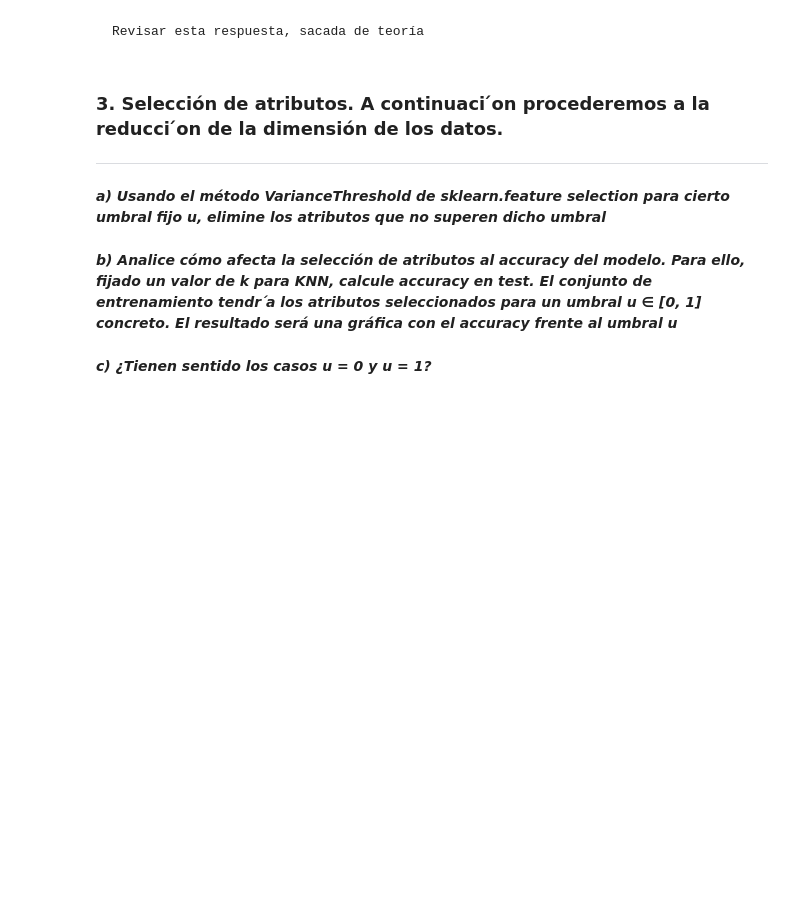
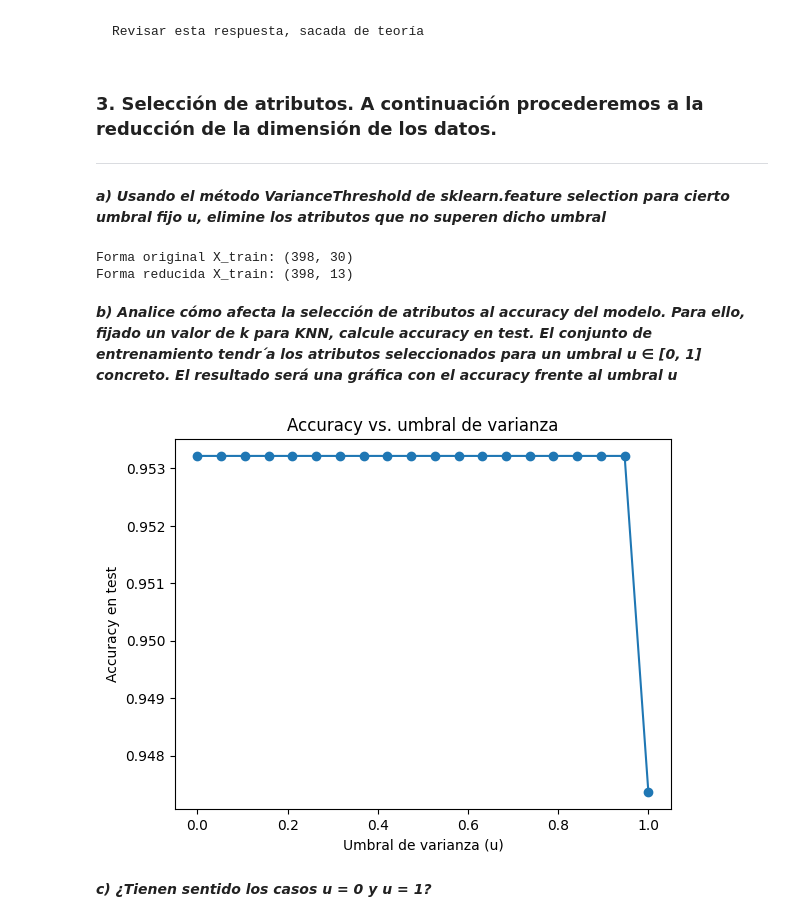
Before and after one commit to carmenreine/P1-APAUT-II, a Jupyter notebook: soluciones_practica_1.ipynb, the cells around one changed output. Saved outputs shown, nothing was run; the diff lists cells and outputs as text; code cells hidden in the pictures; blank space fills up the shorter version.

```diff
--- a/soluciones_practica_1.ipynb
+++ b/soluciones_practica_1.ipynb
@@ -192,7 +199,7 @@ La gráfica muestra overfitting para k pequeños y underfitting para k muy grand
 ***e) Repita los experimentos anteriores utilizando la distancia de Minkowski para p ∈ {1, 2, 10}.***
 # %%
 for p in [1, 2, 10]:
-    knn = KNNClassifier.KNNClassifier(k=k_opt, distance_metric=p)  # p=1 (Manhattan), p=2 (Euclídea), p=10 (altamente no lineal)
+    knn = KNeighborsClassifier(n_neighbors=k_opt, p=p)  # p=1 (Manhattan), p=2 (Euclídea), p=10 (altamente no lineal)
     knn.fit(X_train, y_train)
     acc = knn.score(X_test, y_test)
     print(f"Accuracy con Minkowski p={p}: {acc:.4f}")
@@ -213,12 +220,48 @@ Normalmente p=2 (euclídea) es la mejor opción, aunque depende del dataset.
 # %% [markdown]
     Revisar esta respuesta, sacada de teoría
 # %% [markdown]
-### **3. Selección de atributos. A continuaci ́on procederemos a la reducci ́on de la dimensión de los datos.**
+### **3. Selección de atributos. A continuación procederemos a la reducción de la dimensión de los datos.**
 
 ---
 # %% [markdown]
 ***a) Usando el método VarianceThreshold de sklearn.feature selection para cierto umbral fijo u, elimine los atributos que no superen dicho umbral***
+# %%
+from sklearn.feature_selection import VarianceThreshold
+
+u = 1
+selector = VarianceThreshold(threshold=u)
+
+X_train_sel = selector.fit_transform(X_train)
+X_test_sel = selector.transform(X_test)
+
+print("Forma original X_train:", X_train.shape)
+print("Forma reducida X_train:", X_train_sel.shape)
+# %% [output]
+Forma original X_train: (398, 30)
+Forma reducida X_train: (398, 13)
 # %% [markdown]
 ***b) Analice cómo afecta la selección de atributos al accuracy del modelo. Para ello, fijado un valor de k para KNN, calcule accuracy en test. El conjunto de entrenamiento tendr ́a los atributos seleccionados para un umbral u ∈ [0, 1] concreto. El resultado será una gráfica con el accuracy frente al umbral u***
+# %%
+k = 4  # número fijo de vecinos en KNN
+umbrales = np.linspace(0, 1, 20)  # 20 valores entre 0 y 1
+
+accuracies = []
+for u in umbrales:
+    selector = VarianceThreshold(threshold=u)
+    X_train_sel = selector.fit_transform(X_train)
+    X_test_sel = selector.transform(X_test)
+
+    clf = KNeighborsClassifier(n_neighbors=k)
+    clf.fit(X_train_sel, y_train)
+    y_pred = clf.predict(X_test_sel)
+    accuracies.append(accuracy_score(y_test, y_pred))
+
+plt.plot(umbrales, accuracies, marker="o")
+plt.xlabel("Umbral de varianza (u)")
+plt.ylabel("Accuracy en test")
+plt.title("Accuracy vs. umbral de varianza")
+plt.show()
+# %% [output]
+[figure, added]
 # %% [markdown]
 ***c) ¿Tienen sentido los casos u = 0 y u = 1?***
```
Also changed, not shown: parts of 13 cells of this notebook.
